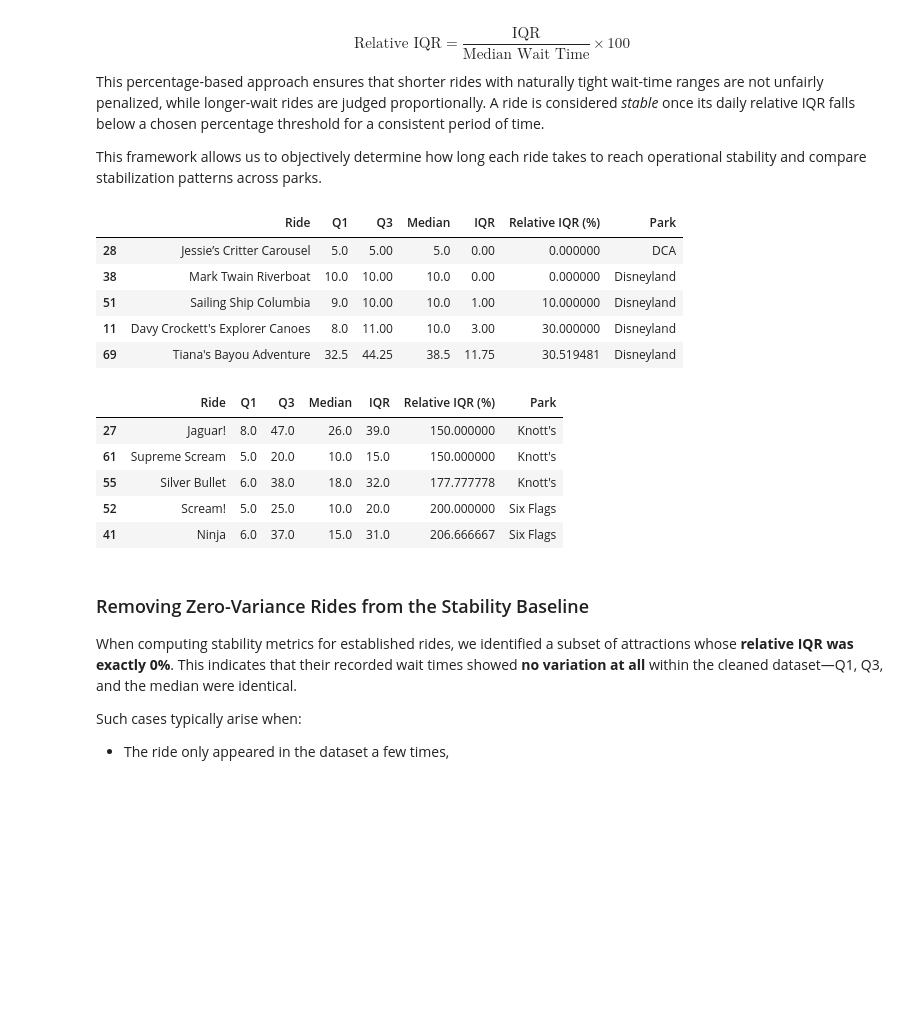
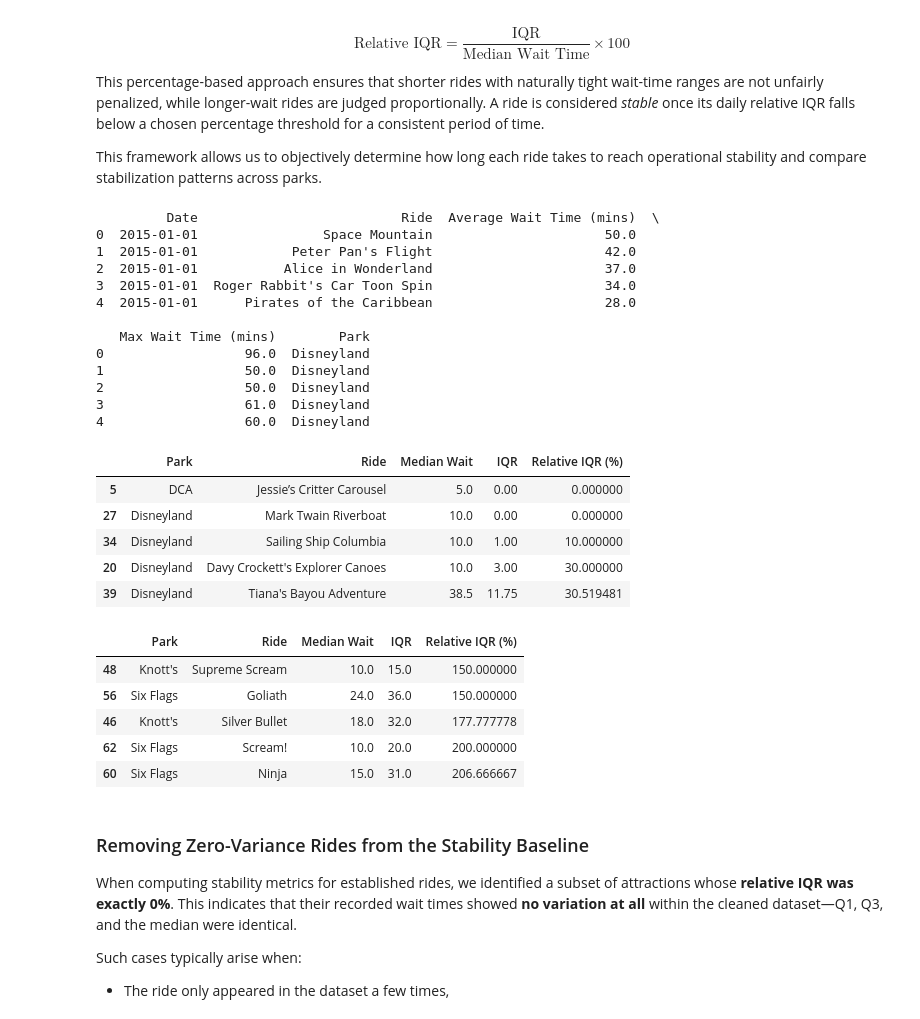
Before and after one commit to Nolancchu/DSC190-Waittime-API-database, a Jupyter notebook: analysis/historical_data_eda.ipynb, the cells around one changed output. Drawn from its saved outputs; the diff is of its cells as text; code cells hidden in the pictures; blank space fills up the shorter version.

```diff
--- a/analysis/historical_data_eda.ipynb
+++ b/analysis/historical_data_eda.ipynb
@@ -1162,39 +1160,75 @@ This percentage-based approach ensures that shorter rides with naturally tight w
 
 This framework allows us to objectively determine how long each ride takes to reach operational stability and compare stabilization patterns across parks.
 # %%
+
+
+def compute_relative_iqr(df, wait_col="Average Wait Time (mins)"):
+    g = df.groupby(["Park", "Ride"])[wait_col]
+
+    med = g.median()
+    q1 = g.quantile(0.25)
+    q3 = g.quantile(0.75)
+
+    iqr = q3 - q1
+    rel_iqr = (iqr / med) * 100
+
+    return (
+        pd.DataFrame({
+            "Median Wait": med,
+            "IQR": iqr,
+            "Relative IQR (%)": rel_iqr
+        })
+        .reset_index()
+    )
+
 
 all_parks_df = pd.concat(
     [
         disney_df.assign(Park="Disneyland"),
         dca_df.assign(Park="DCA"),
         universal_df.assign(Park="Universal"),
         knotts_df.assign(Park="Knott's"),
         sixflags_df.assign(Park="Six Flags"),
     ],
     ignore_index=True
 )
 
+print(old_rides_df.head()
+)
 new_rides_df = all_parks_df[all_parks_df["Ride"].isin(new_rides_list)].copy()
 old_rides_df = all_parks_df[~all_parks_df["Ride"].isin(new_rides_list)].copy()
 
 old_rides_iqr_df = compute_relative_iqr(old_rides_df)
 old_rides_iqr_df = old_rides_iqr_df.sort_values("Relative IQR (%)")
 
 display(old_rides_iqr_df.head())
 display(old_rides_iqr_df.tail())
 # %% [output]
+         Date                          Ride  Average Wait Time (mins)  \
+0  2015-01-01                Space Mountain                      50.0
+1  2015-01-01            Peter Pan's Flight                      42.0
+2  2015-01-01           Alice in Wonderland                      37.0
+3  2015-01-01  Roger Rabbit's Car Toon Spin                      34.0
+4  2015-01-01      Pirates of the Caribbean                      28.0
+
+   Max Wait Time (mins)        Park
+0                  96.0  Disneyland
+1                  50.0  Disneyland
+2                  50.0  Disneyland
+3                  61.0  Disneyland
+4                  60.0  Disneyland
-|  | Ride | Q1 | Q3 | Median | IQR | Relative IQR (%) | Park |
-| 28 | Jessie’s Critter Carousel | 5.0 | 5.00 | 5.0 | 0.00 | 0.000000 | DCA |
-| 38 | Mark Twain Riverboat | 10.0 | 10.00 | 10.0 | 0.00 | 0.000000 | Disneyland |
-| 51 | Sailing Ship Columbia | 9.0 | 10.00 | 10.0 | 1.00 | 10.000000 | Disneyland |
-| 11 | Davy Crockett's Explorer Canoes | 8.0 | 11.00 | 10.0 | 3.00 | 30.000000 | Disneyland |
-| 69 | Tiana's Bayou Adventure | 32.5 | 44.25 | 38.5 | 11.75 | 30.519481 | Disneyland |
+|  | Park | Ride | Median Wait | IQR | Relative IQR (%) |
+| 5 | DCA | Jessie’s Critter Carousel | 5.0 | 0.00 | 0.000000 |
+| 27 | Disneyland | Mark Twain Riverboat | 10.0 | 0.00 | 0.000000 |
+| 34 | Disneyland | Sailing Ship Columbia | 10.0 | 1.00 | 10.000000 |
+| 20 | Disneyland | Davy Crockett's Explorer Canoes | 10.0 | 3.00 | 30.000000 |
+| 39 | Disneyland | Tiana's Bayou Adventure | 38.5 | 11.75 | 30.519481 |
-|  | Ride | Q1 | Q3 | Median | IQR | Relative IQR (%) | Park |
-| 27 | Jaguar! | 8.0 | 47.0 | 26.0 | 39.0 | 150.000000 | Knott's |
-| 61 | Supreme Scream | 5.0 | 20.0 | 10.0 | 15.0 | 150.000000 | Knott's |
-| 55 | Silver Bullet | 6.0 | 38.0 | 18.0 | 32.0 | 177.777778 | Knott's |
-| 52 | Scream! | 5.0 | 25.0 | 10.0 | 20.0 | 200.000000 | Six Flags |
-| 41 | Ninja | 6.0 | 37.0 | 15.0 | 31.0 | 206.666667 | Six Flags |
+|  | Park | Ride | Median Wait | IQR | Relative IQR (%) |
+| 48 | Knott's | Supreme Scream | 10.0 | 15.0 | 150.000000 |
+| 56 | Six Flags | Goliath | 24.0 | 36.0 | 150.000000 |
+| 46 | Knott's | Silver Bullet | 18.0 | 32.0 | 177.777778 |
+| 62 | Six Flags | Scream! | 10.0 | 20.0 | 200.000000 |
+| 60 | Six Flags | Ninja | 15.0 | 31.0 | 206.666667 |
 # %% [markdown]
 ### Removing Zero-Variance Rides from the Stability Baseline
 
```
Also changed, not shown: parts of 13 cells of this notebook.
